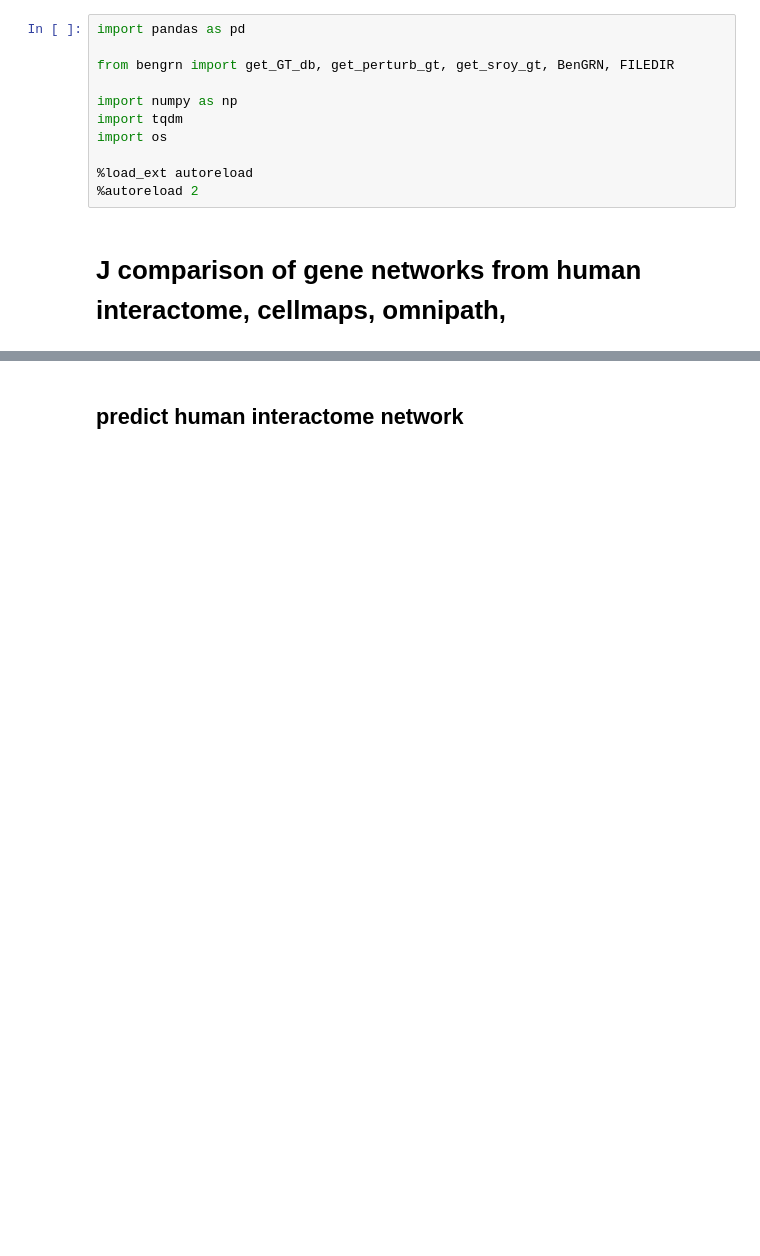
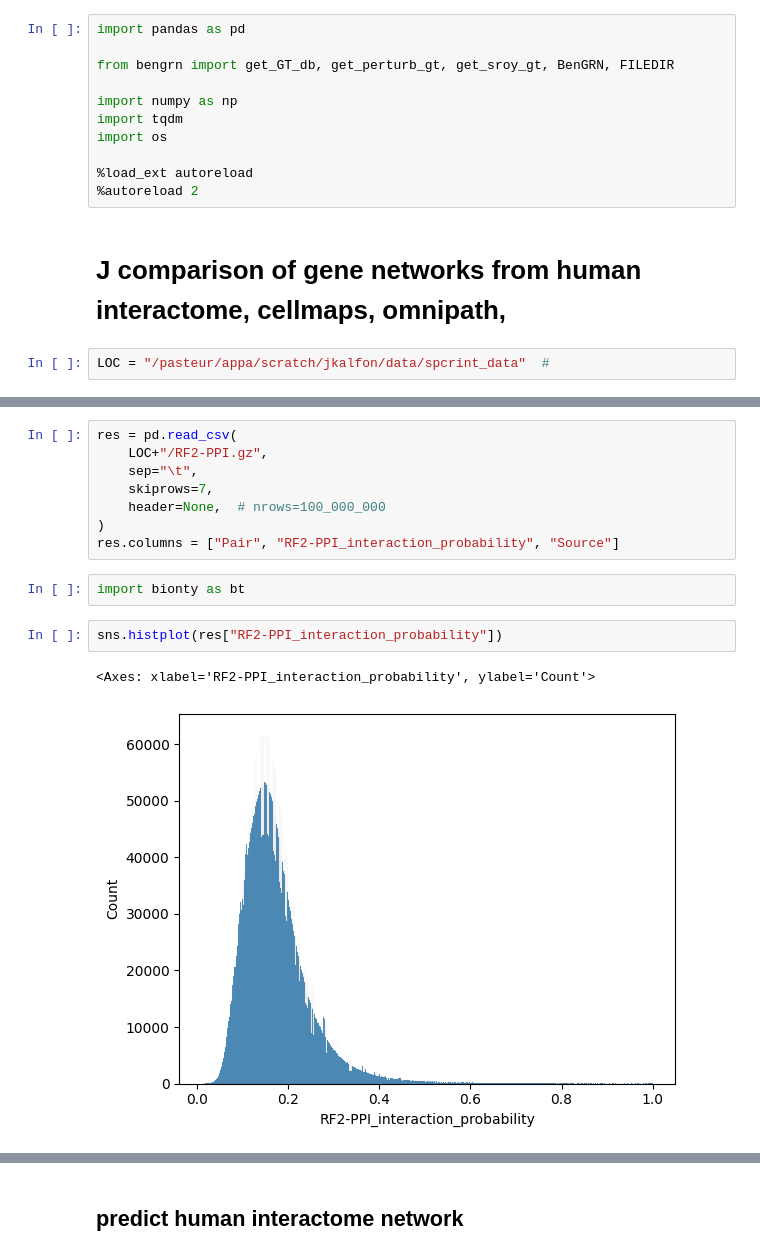
Before and after one commit to cantinilab/scPRINT, a Jupyter notebook: notebooks/scPRINT-2-repro-notebooks/gene_networks.ipynb, the cells around one changed output, grey strips where cells are left out. Cells and saved outputs as stored; diff of their text form; blank space fills up the shorter version.

```diff
--- a/notebooks/scPRINT-2-repro-notebooks/gene_networks.ipynb
+++ b/notebooks/scPRINT-2-repro-notebooks/gene_networks.ipynb
@@ -11,3 +11,5 @@ import os
 %autoreload 2
 # %% [markdown]
 # J comparison of gene networks from human interactome, cellmaps, omnipath,
+# %%
+LOC = "/pasteur/appa/scratch/jkalfon/data/spcrint_data"  #
@@ -13,0 +37,15 @@ import os
+# %%
+res = pd.read_csv(
+    LOC+"/RF2-PPI.gz",
+    sep="\t",
+    skiprows=7,
+    header=None,  # nrows=100_000_000
+)
+res.columns = ["Pair", "RF2-PPI_interaction_probability", "Source"]
+# %%
+import bionty as bt
+# %%
+sns.histplot(res["RF2-PPI_interaction_probability"])
+# %% [output]
+<Axes: xlabel='RF2-PPI_interaction_probability', ylabel='Count'>
+[figure, added]
```
Also changed, not shown: parts of 56 cells of this notebook, 5 other files.
